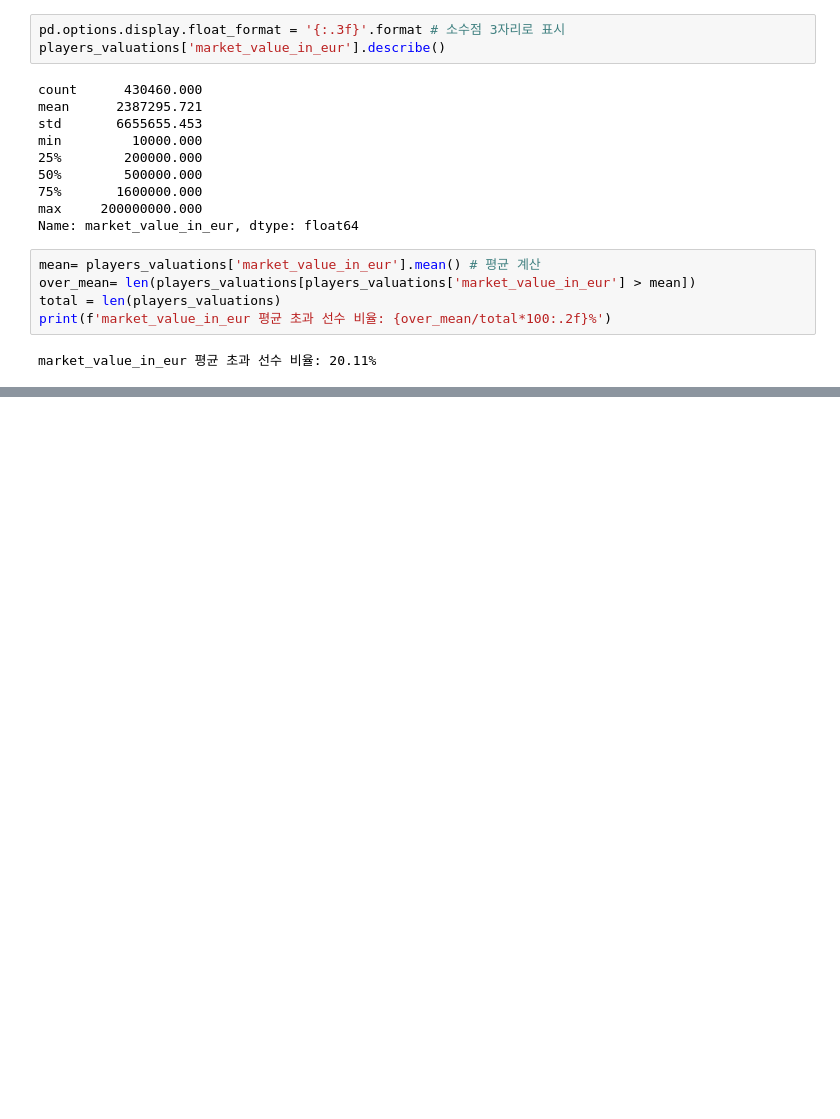
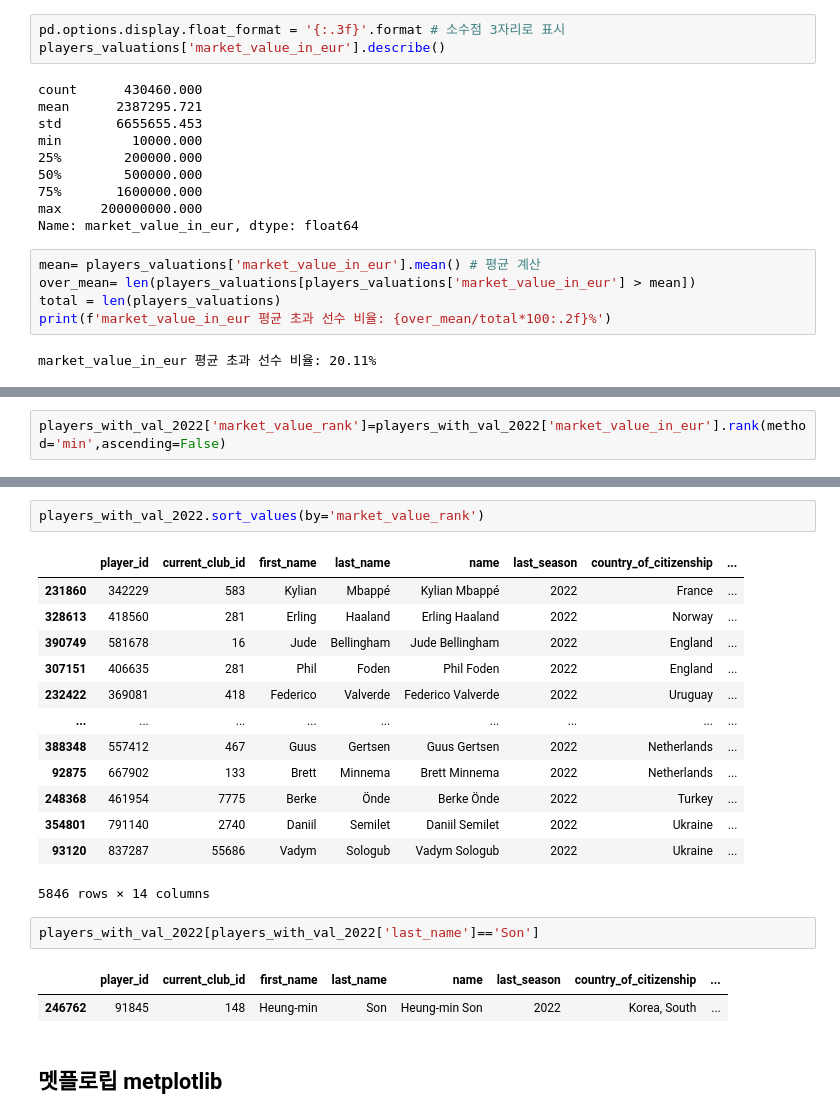
Before and after one commit to som01212/start, a Jupyter notebook: practice_pandas.ipynb, the cells around one changed output, grey strips where cells are left out. Cells and saved outputs as stored; diff of their text form; blank space fills up the shorter version.

```diff
--- a/practice_pandas.ipynb
+++ b/practice_pandas.ipynb
@@ -459,0 +572,2 @@ market_value_in_eur 평균 초과 선수 비율: 20.11%
+# %%
+players_with_val_2022['market_value_rank']=players_with_val_2022['market_value_in_eur'].rank(method='min',ascending=False)
@@ -459,0 +580,23 @@ market_value_in_eur 평균 초과 선수 비율: 20.11%
+# %%
+players_with_val_2022.sort_values(by='market_value_rank')
+# %% [output]
+|  | player_id | current_club_id | first_name | last_name | name | last_season | country_of_citizenship | ... |
+| 231860 | 342229 | 583 | Kylian | Mbappé | Kylian Mbappé | 2022 | France | ... |
+| 328613 | 418560 | 281 | Erling | Haaland | Erling Haaland | 2022 | Norway | ... |
+| 390749 | 581678 | 16 | Jude | Bellingham | Jude Bellingham | 2022 | England | ... |
+| 307151 | 406635 | 281 | Phil | Foden | Phil Foden | 2022 | England | ... |
+| 232422 | 369081 | 418 | Federico | Valverde | Federico Valverde | 2022 | Uruguay | ... |
+| ... | ... | ... | ... | ... | ... | ... | ... | ... |
+| 388348 | 557412 | 467 | Guus | Gertsen | Guus Gertsen | 2022 | Netherlands | ... |
+| 92875 | 667902 | 133 | Brett | Minnema | Brett Minnema | 2022 | Netherlands | ... |
+| 248368 | 461954 | 7775 | Berke | Önde | Berke Önde | 2022 | Turkey | ... |
+| 354801 | 791140 | 2740 | Daniil | Semilet | Daniil Semilet | 2022 | Ukraine | ... |
+| 93120 | 837287 | 55686 | Vadym | Sologub | Vadym Sologub | 2022 | Ukraine | ... |
+5846 rows × 14 columns
+# %%
+players_with_val_2022[players_with_val_2022['last_name']=='Son']
+# %% [output]
+|  | player_id | current_club_id | first_name | last_name | name | last_season | country_of_citizenship | ... |
+| 246762 | 91845 | 148 | Heung-min | Son | Heung-min Son | 2022 | Korea, South | ... |
+# %% [markdown]
+## 멧플로립 metplotlib
```
Also changed, not shown: parts of 11 cells of this notebook.
